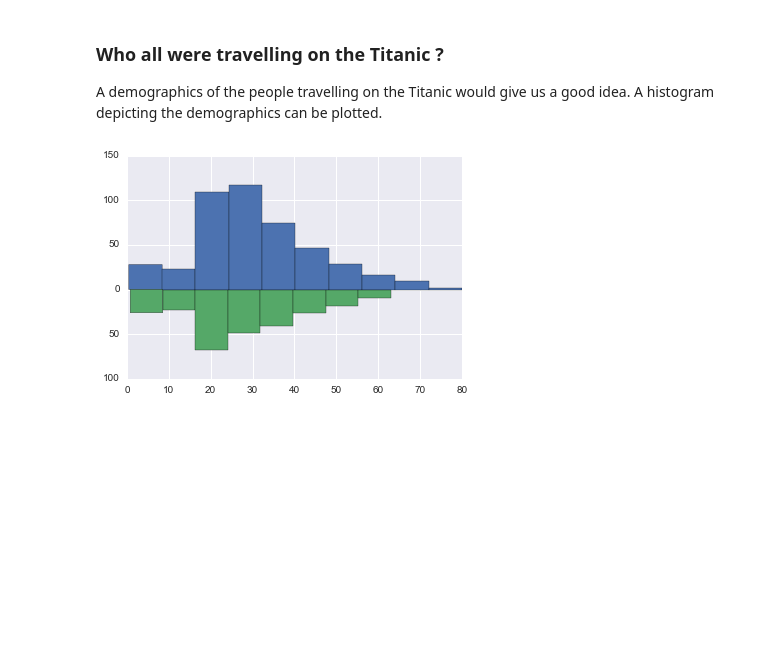
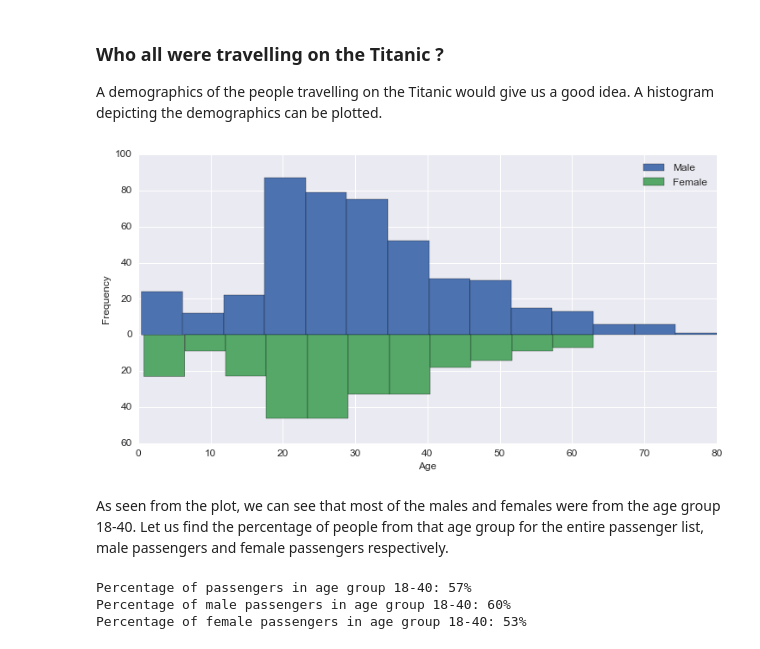
Before and after one commit to abkds/titanic-data, a Jupyter notebook: titanic_data.ipynb, the cells around one changed output. Cells and saved outputs as stored; diff of their text form; code cells hidden in the pictures; blank space fills up the shorter version.

Commit message:
Age distribution of passengers
Add plots for age distributions.

```diff
--- a/titanic_data.ipynb
+++ b/titanic_data.ipynb
@@ -79,14 +79,38 @@ A demographics of the people travelling on the Titanic would give us a good idea
 # %%
 titanic_data_by_sex = titanic_data.groupby(['Sex'])
 
 titanic_data_male = titanic_data_by_sex.get_group('male')
 titanic_data_female = titanic_data_by_sex.get_group('female')
 
-plt.hist(titanic_data_male['Age'], bins=10)
-plt.hist(titanic_data_female['Age'], weights=[-1 for _ in range(len(titanic_data_female))], bins=8)
+plt.figure(figsize=(12, 6))
+plt.hist(titanic_data_male['Age'], bins=14, label='Male')
+plt.hist(titanic_data_female['Age'], weights=[-1 for _ in range(len(titanic_data_female))], bins=11, label='Female')
 ax = plt.gca()
 
 from matplotlib import ticker
 ax.yaxis.set_major_formatter(ticker.FuncFormatter(lambda x, pos: int(np.abs(x))))
+plt.xlim([0, 80])
+
+# labelling the axis
+plt.xlabel('Age', fontsize=12)
+plt.ylabel('Frequency', fontsize=12)
+
+# formatting the legend
+plt.legend(fontsize=12, loc=1)
+plt.tick_params(axis='both', which='major', labelsize=12)
 # %% [output]
-[figure, old version]
+[figure, new version]
+# %% [markdown]
+As seen from the plot, we can see that most of the males and females were from the age group 18-40. Let us find the percentage of people from that age group for the entire passenger list, male passengers and female passengers respectively.
+# %%
+def percent_in_18_to_40(data):
+    age_in_18_to_40 = ((data['Age'] < 40) & (data['Age'] > 18)).sum()
+    return age_in_18_to_40 * 100/len(data['Age'])
+
+print 'Percentage of passengers in age group 18-40: {}%'.format(percent_in_18_to_40(titanic_data))
+print 'Percentage of male passengers in age group 18-40: {}%'.format(percent_in_18_to_40(titanic_data_male))
+print 'Percentage of female passengers in age group 18-40: {}%'.format(percent_in_18_to_40(titanic_data_female))
+# %% [output]
+Percentage of passengers in age group 18-40: 57%
+Percentage of male passengers in age group 18-40: 60%
+Percentage of female passengers in age group 18-40: 53%
```
Also changed, not shown: parts of 4 cells of this notebook, 1 other file.
